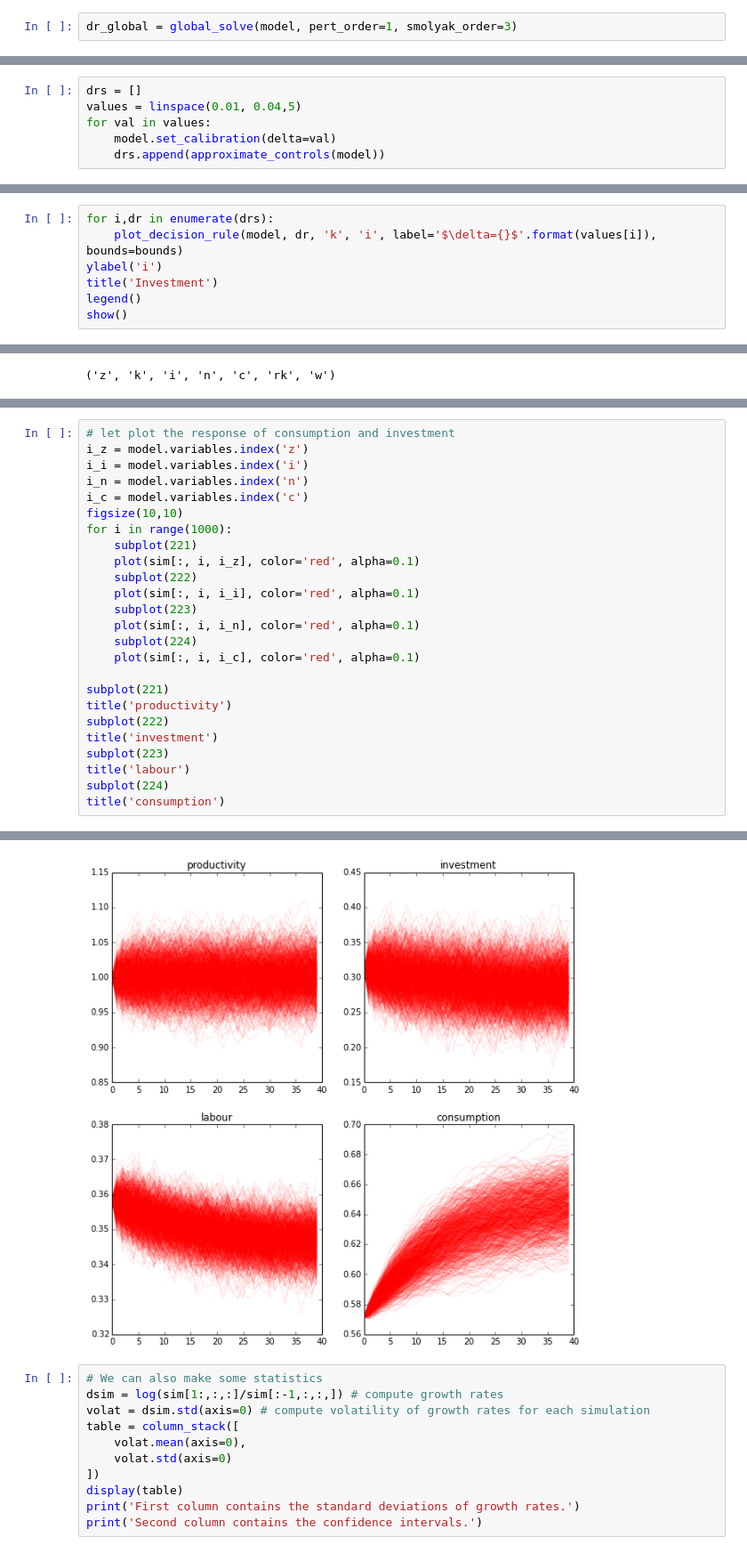
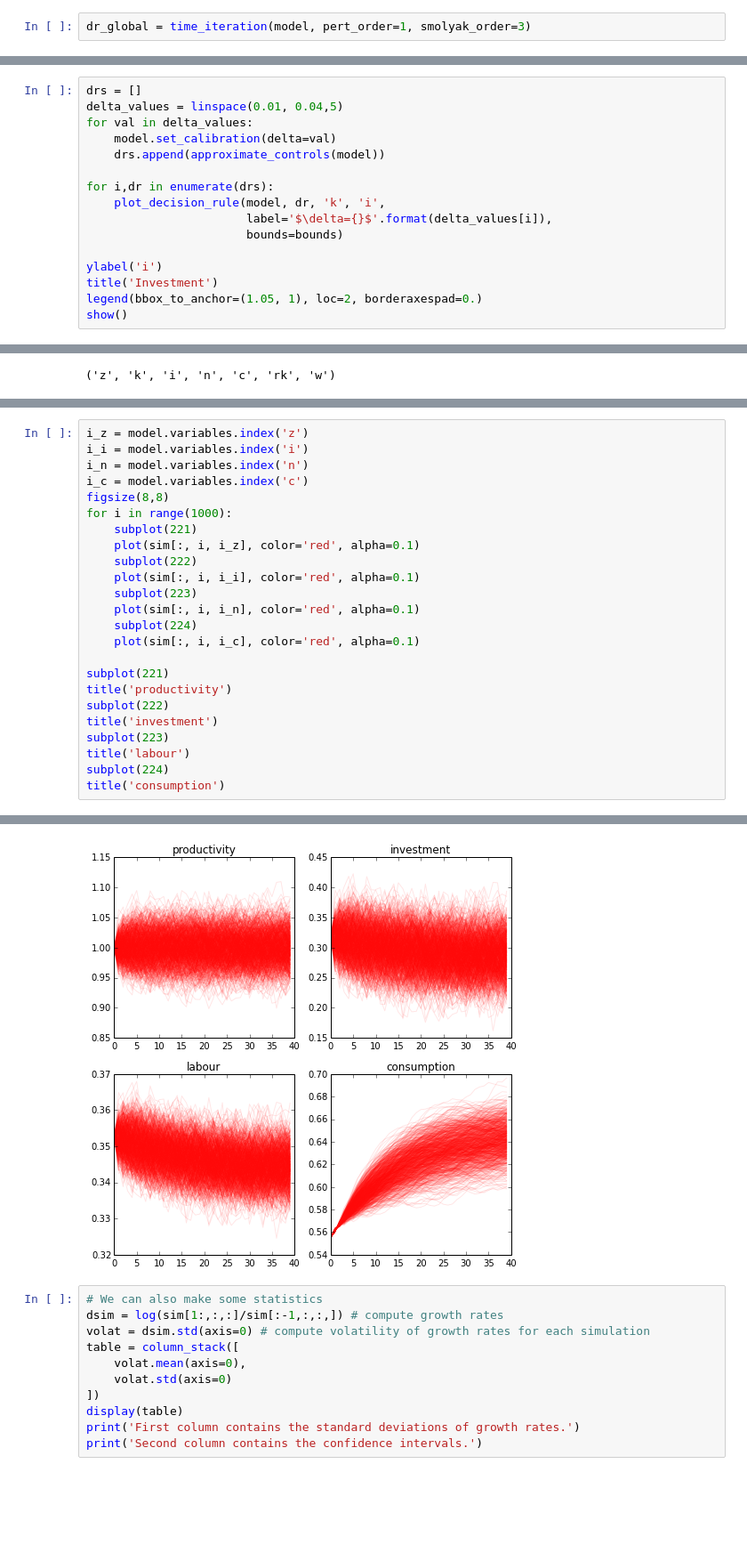
Before and after one commit to EconForge/dolo.py, a Jupyter notebook: examples/notebooks/rbc_model.ipynb, the cells around one changed output, grey strips where cells are left out. Shown at 89% size. Cells and saved outputs as stored; diff of their text form; blank space fills up the shorter version.

```diff
--- a/examples/notebooks/rbc_model.ipynb
+++ b/examples/notebooks/rbc_model.ipynb
@@ -54,5 +87,5 @@ dr_pert = approximate_controls(model, order=1)
 # %%
-dr_global = global_solve(model, pert_order=1, smolyak_order=3)
+dr_global = time_iteration(model, pert_order=1, smolyak_order=3)
 # %% [markdown]
 # plot decision rule
 
@@ -83,6 +107,16 @@ array([ 0.99      ,  1.        ,  1.        ,  8.04277482,  0.025     ,
 # %%
 drs = []
-values = linspace(0.01, 0.04,5)
-for val in values:
+delta_values = linspace(0.01, 0.04,5)
+for val in delta_values:
     model.set_calibration(delta=val)
     drs.append(approximate_controls(model))
+
+for i,dr in enumerate(drs):
+    plot_decision_rule(model, dr, 'k', 'i',
+                       label='$\delta={}$'.format(delta_values[i]),
+                       bounds=bounds)
+
+ylabel('i')
+title('Investment')
+legend(bbox_to_anchor=(1.05, 1), loc=2, borderaxespad=0.)
+show()
@@ -89,7 +124,0 @@ for val in values:
-# %%
-for i,dr in enumerate(drs):
-    plot_decision_rule(model, dr, 'k', 'i', label='$\delta={}$'.format(values[i]), bounds=bounds)
-ylabel('i')
-title('Investment')
-legend()
-show()
@@ -164,31 +211,30 @@ model.variables
 # %%
-# let plot the response of consumption and investment
 i_z = model.variables.index('z')
 i_i = model.variables.index('i')
 i_n = model.variables.index('n')
 i_c = model.variables.index('c')
-figsize(10,10)
+figsize(8,8)
 for i in range(1000):
     subplot(221)
     plot(sim[:, i, i_z], color='red', alpha=0.1)
     subplot(222)
     plot(sim[:, i, i_i], color='red', alpha=0.1)
     subplot(223)
     plot(sim[:, i, i_n], color='red', alpha=0.1)
     subplot(224)
     plot(sim[:, i, i_c], color='red', alpha=0.1)
 
 subplot(221)
 title('productivity')
 subplot(222)
 title('investment')
 subplot(223)
 title('labour')
 subplot(224)
 title('consumption')
 # %% [output]
 <matplotlib.text.Text at 0x...>
-[figure, old version]
+[figure, new version]
 # %%
 # We can also make some statistics
 dsim = log(sim[1:,:,:]/sim[:-1,:,:,]) # compute growth rates
```
Also changed, not shown: parts of 45 cells of this notebook.
